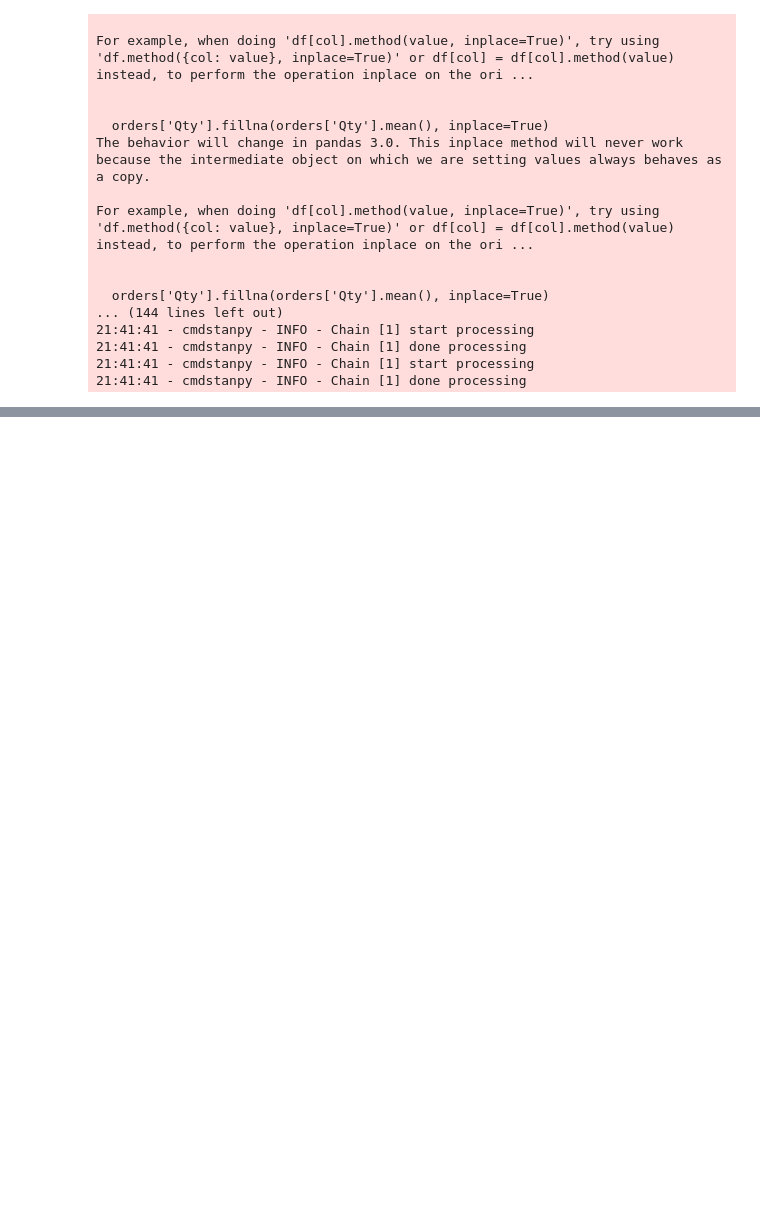
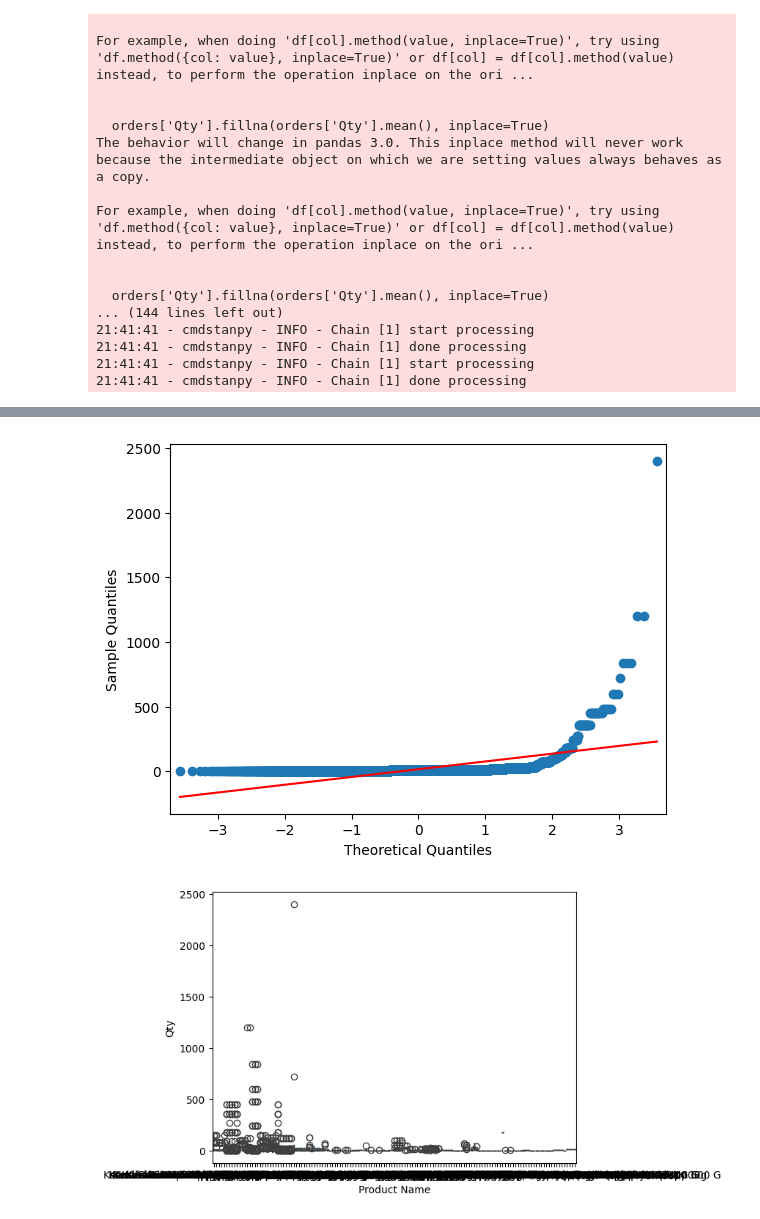
Before and after one commit to lazycodebaker/baylink-ml, a Jupyter notebook: orders_predict_imported.ipynb, the cells around one changed output, grey strips where cells are left out. Saved outputs shown, nothing was run; the diff lists cells and outputs as text; code cells hidden in the pictures; blank space fills up the shorter version.

```diff
--- a/orders_predict_imported.ipynb
+++ b/orders_predict_imported.ipynb
@@ -2240,0 +2799,12 @@ For example, when doing 'df[col].method(value, inplace=True)', try using 'df.met
+# %%
+# box plot outliers in data
+from statsmodels.graphics.gofplots import qqplot
+qqplot(data['Qty'], line='s')
+plt.show()
+
+from seaborn import boxplot
+boxplot(data=data, x='Product Name', y='Qty')
+plt.show()
+# %% [output]
+[figure, added]
+[figure, added]
```
Also changed, not shown: parts of 59 cells of this notebook, 22 other files.
